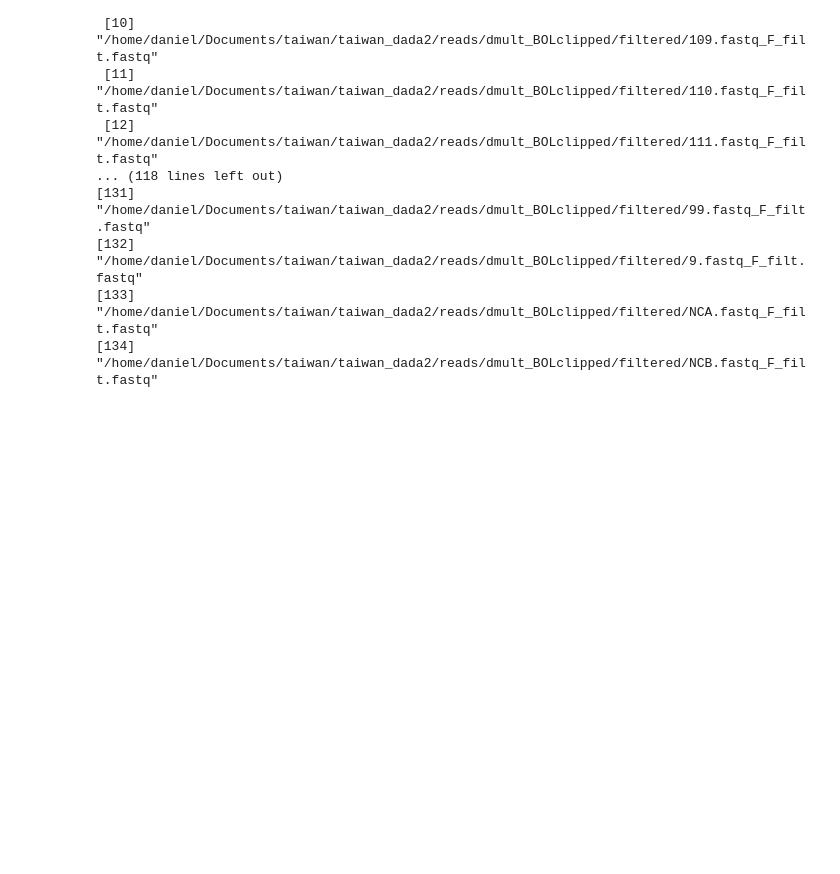
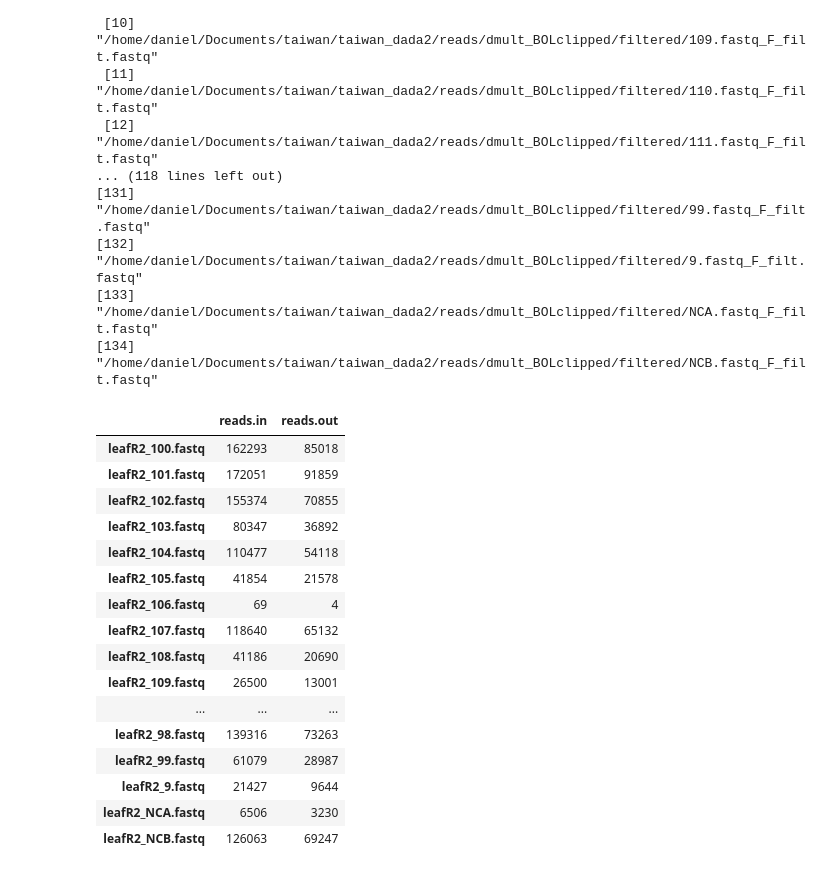
Before and after one commit to danchurch/taiwan_dada2, a Jupyter notebook: dada2pipeline.ipynb, the cells around one changed output. Saved outputs shown, nothing was run; the diff lists cells and outputs as text; code cells hidden in the pictures; blank space fills up the shorter version.

```diff
--- a/dada2pipeline.ipynb
+++ b/dada2pipeline.ipynb
@@ -802,0 +809,20 @@ out <- filterAndTrim(fnFs, filtFs, fnRs, filtRs, truncLen=c(150,220),
+# %%
+out
+# %% [output]
+|  | reads.in | reads.out |
+| leafR2_100.fastq | 162293 | 85018 |
+| leafR2_101.fastq | 172051 | 91859 |
+| leafR2_102.fastq | 155374 | 70855 |
+| leafR2_103.fastq | 80347 | 36892 |
+| leafR2_104.fastq | 110477 | 54118 |
+| leafR2_105.fastq | 41854 | 21578 |
+| leafR2_106.fastq | 69 | 4 |
+| leafR2_107.fastq | 118640 | 65132 |
+| leafR2_108.fastq | 41186 | 20690 |
+| leafR2_109.fastq | 26500 | 13001 |
+| ... | ... | ... |
+| leafR2_98.fastq | 139316 | 73263 |
+| leafR2_99.fastq | 61079 | 28987 |
+| leafR2_9.fastq | 21427 | 9644 |
+| leafR2_NCA.fastq | 6506 | 3230 |
+| leafR2_NCB.fastq | 126063 | 69247 |
```
Also changed, not shown: parts of 21 cells of this notebook, 3 other files.
